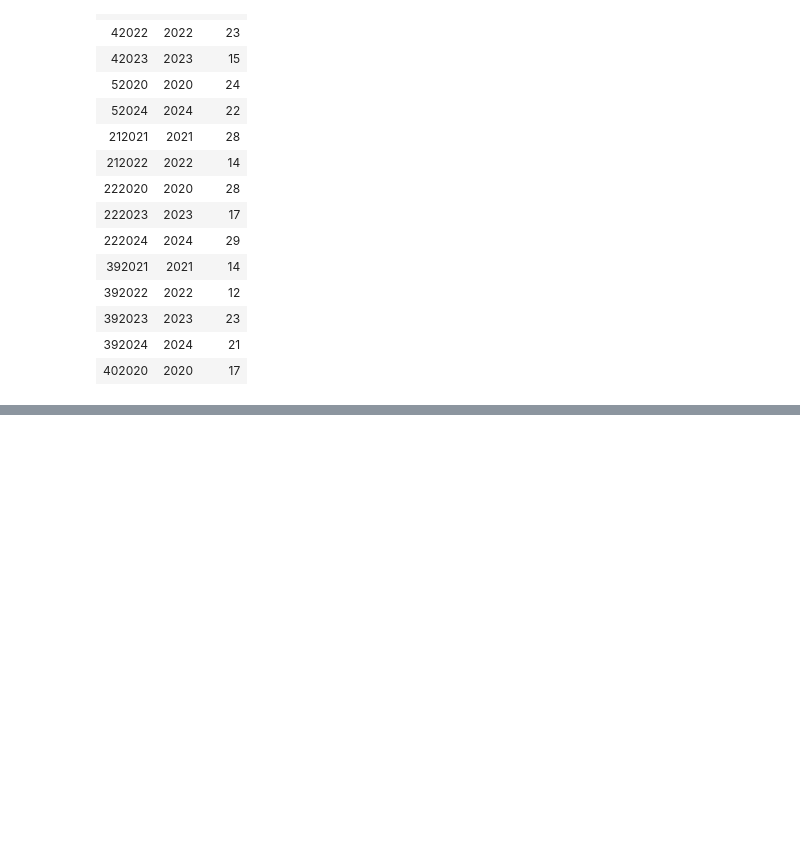
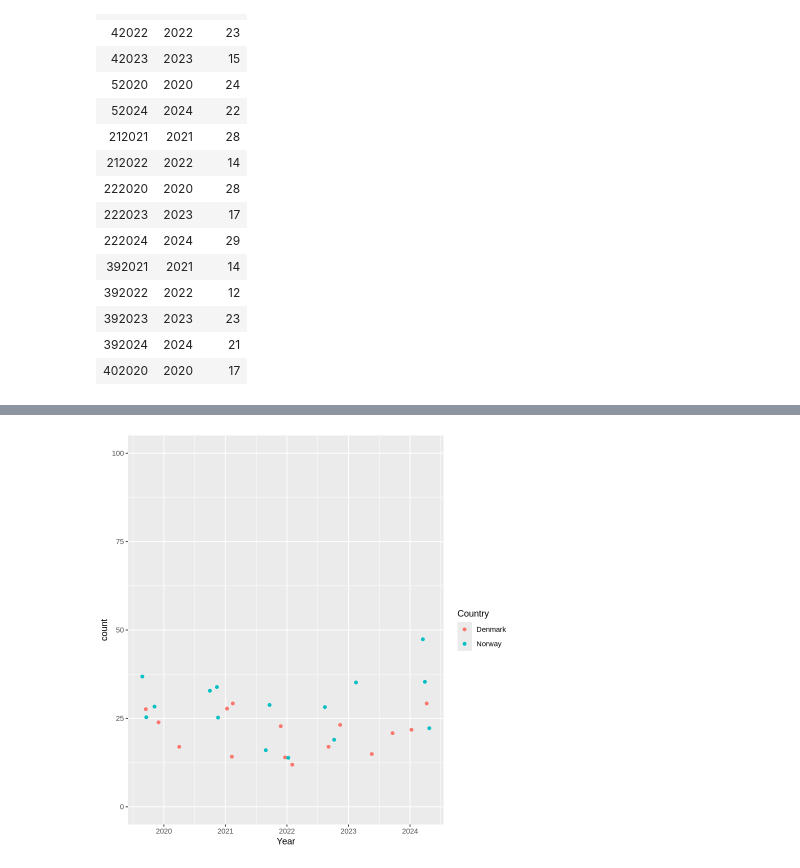
Before and after one commit to LiseFalden/CulturalDataScience, a Jupyter notebook: Coding Project.ipynb, the cells around one changed output, grey strips where cells are left out. Cells and saved outputs as stored; diff of their text form; code cells hidden in the pictures; blank space fills up the shorter version.

```diff
--- a/Coding Project.ipynb
+++ b/Coding Project.ipynb
@@ -232,0 +381,3 @@ ERROR: Error: object 'Norge2' not found
+# %%
+DenmarkNorway <- rbind(women_denmark,women_norway)
+DenmarkNorway
@@ -232,0 +404,16 @@ ERROR: Error: object 'Norge2' not found
+# %%
+DenmarkNorway[,'Country'] <- as.factor(as.character(DenmarkNorway[,'Country']))
+# %%
+DenmarkNorway[,'Week'] <- as.integer(as.character(DenmarkNorway[,'Week']))
+# %%
+DenmarkNorway[,'Year'] <- as.integer(as.character(DenmarkNorway[,'Year']))
+# %%
+#plotting the data
+ggplot(DenmarkNorway,
+       aes(x = Year,
+           y = count,
+    color = Country)) +
+    geom_point(position = 'jitter') +
+    ylim(0,100)
+# %% [output]
+[figure, added]
```
Also changed, not shown: parts of 16 cells of this notebook, 1 other file.
